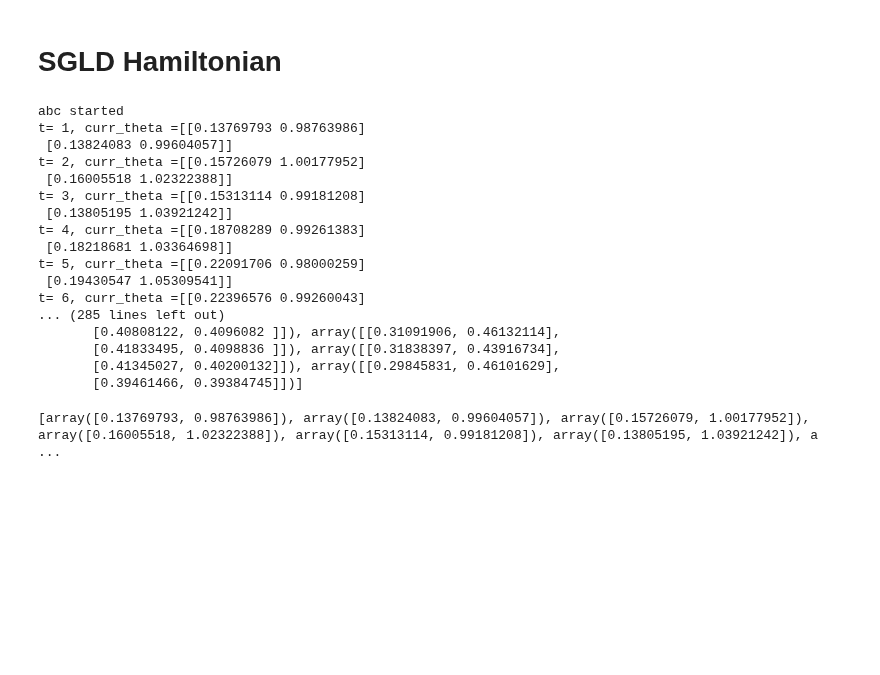
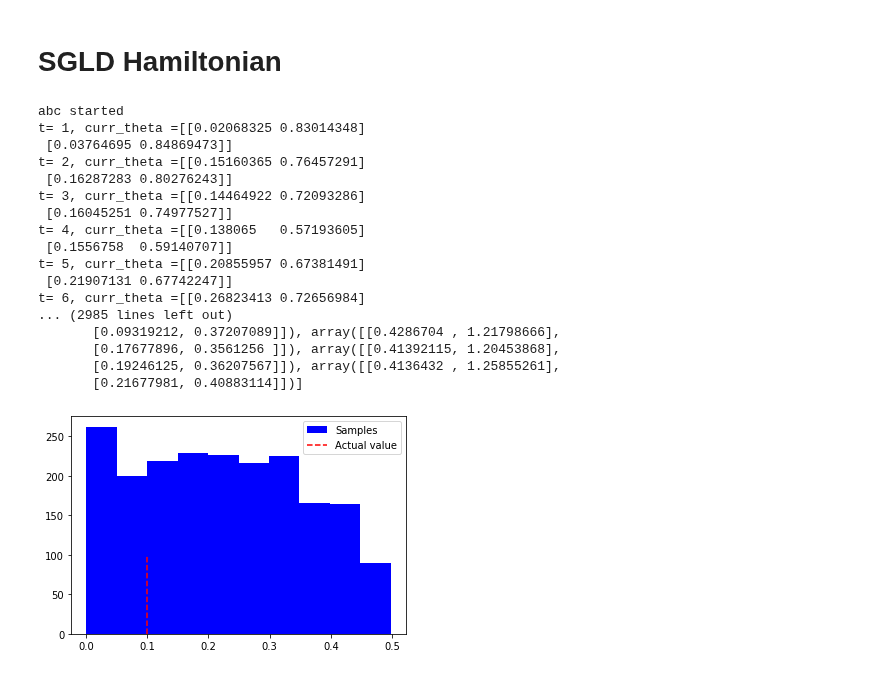
Before and after one commit to pints-team/pints, a Jupyter notebook: production_degradation.ipynb, the cells around one changed output. Drawn from its saved outputs; the diff is of its cells as text; code cells hidden in the pictures; blank space fills up the shorter version.

```diff
--- a/production_degradation.ipynb
+++ b/production_degradation.ipynb
@@ -120,9 +128,9 @@ plt.show()
 # %%
 def marginal_distribution_y(y):
     partial_lam = lambda x : normalized_posterior(x, y)
-    return integrate.quad(partial_lam, 0, 0.3)[0]
+    return integrate.quad(partial_lam, 0, 0.5)[0]
 
-thetas = np.linspace(0.5, 2, 100)
+thetas = np.linspace(0.3, 1.7, 100)
 
 results = []
 for theta in thetas:
@@ -130,4 +138,7 @@ for theta in thetas:
 
 plt.plot(thetas, results)
 plt.show()
+
+res_int_y = integrate.quad(marginal_distribution_y, 0.3, 1.7)[0]
+print("1 = "+str(res_int_y))
 # %% [output]
@@ -457,12 +469,12 @@ class HABCsgld:
         return dx
 
     def spsa(self, theta, d_theta, S, R):
-        g = np.zeros(len(theta))
         self._grads = None
         if (len(theta.shape) > 1):
             dim = len(theta[0])
         else:
             dim = len(theta)
+        g = np.zeros(dim)
 
         for r in range(R):
             # Generate bernoulli distribution vector
@@ -551,7 +563,7 @@ np.random.seed(1)
 
 y = np.array([[x] for x in values])
 
-theta0 = np.array([0.15, 1])
+theta0 = np.array([0.15, 0.8])
 
 def grad_prior(theta):
     x, dx = log_prior.evaluateS1(theta)
@@ -566,7 +578,7 @@ def sim_f(theta):
     return model.simulate(theta, times)
 
 
-abc = HABCsgld(100, theta0, 10, 0.004, 0.1, log_prior, sim_f, 0.001, y)
+abc = HABCsgld(1000, theta0, 5, 0.007, 0.1, log_prior, sim_f, 0.001, y)
 
 print("abc started")
 
@@ -576,27 +588,38 @@ print("abc finished")
 print(results)
 # %% [output]
 abc started
-t= 1, curr_theta =[[0.13769793 0.98763986]
- [0.13824083 0.99604057]]
-t= 2, curr_theta =[[0.15726079 1.00177952]
- [0.16005518 1.02322388]]
-t= 3, curr_theta =[[0.15313114 0.99181208]
- [0.13805195 1.03921242]]
-t= 4, curr_theta =[[0.18708289 0.99261383]
- [0.18218681 1.03364698]]
-t= 5, curr_theta =[[0.22091706 0.98000259]
- [0.19430547 1.05309541]]
-t= 6, curr_theta =[[0.22396576 0.99260043]
-... (285 lines left out)
-       [0.40808122, 0.4096082 ]]), array([[0.31091906, 0.46132114],
-       [0.41833495, 0.4098836 ]]), array([[0.31838397, 0.43916734],
-       [0.41345027, 0.40200132]]), array([[0.29845831, 0.46101629],
-       [0.39461466, 0.39384745]])]
+t= 1, curr_theta =[[0.02068325 0.83014348]
+ [0.03764695 0.84869473]]
+t= 2, curr_theta =[[0.15160365 0.76457291]
+ [0.16287283 0.80276243]]
+t= 3, curr_theta =[[0.14464922 0.72093286]
+ [0.16045251 0.74977527]]
+t= 4, curr_theta =[[0.138065   0.57193605]
+ [0.1556758  0.59140707]]
+t= 5, curr_theta =[[0.20855957 0.67381491]
+ [0.21907131 0.67742247]]
+t= 6, curr_theta =[[0.26823413 0.72656984]
+... (2985 lines left out)
+       [0.09319212, 0.37207089]]), array([[0.4286704 , 1.21798666],
+       [0.17677896, 0.3561256 ]]), array([[0.41392115, 1.20453868],
+       [0.19246125, 0.36207567]]), array([[0.4136432 , 1.25855261],
+       [0.21677981, 0.40883114]])]
 # %%
-res_f = [x for z in results for x in z]
+res_f = np.array([x for z in results[2:] for x in z])
 
-rest_res = res_f[2:]
-print(rest_res)
+# rest_res = res_f[2:]
+# print(rest_res)
-# %% [output]
-[array([0.13769793, 0.98763986]), array([0.13824083, 0.99604057]), array([0.15726079, 1.00177952]), array([0.16005518, 1.02322388]), array([0.15313114, 0.99181208]), array([0.13805195, 1.03921242]), a ...
+# %%
+
+plt.hist(res_f[:, 0], color="blue", label="Samples")
+plt.vlines(x=0.1, linestyles='dashed', ymin=0, ymax=100, label="Actual value", color="red")
+plt.legend()
+plt.show()
+
+# plt.hist(rest_res[:,0], color="blue", label="Samples")
+# plt.vlines(x=0.1, linestyles='dashed', ymin=0, ymax=200, label="Actual value", color="red")
+# plt.legend()
+# plt.show()
+# %% [output]
+[figure, added]
 # %%
```
Also changed, not shown: parts of 12 cells of this notebook.
